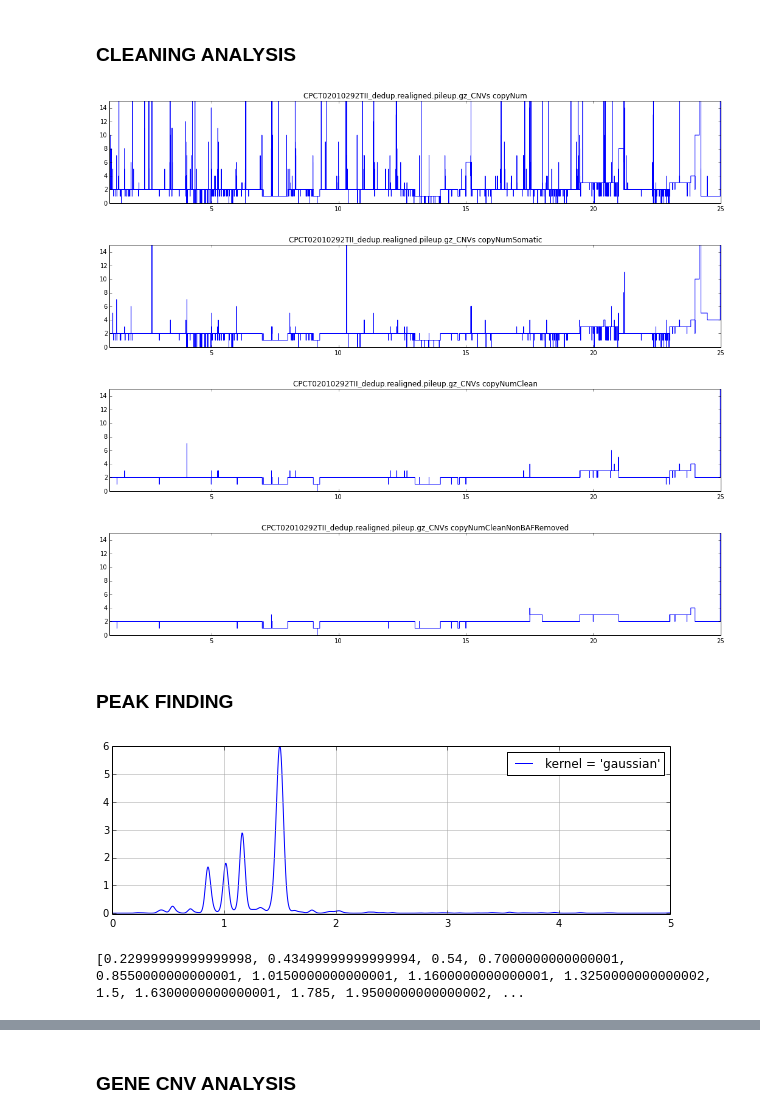
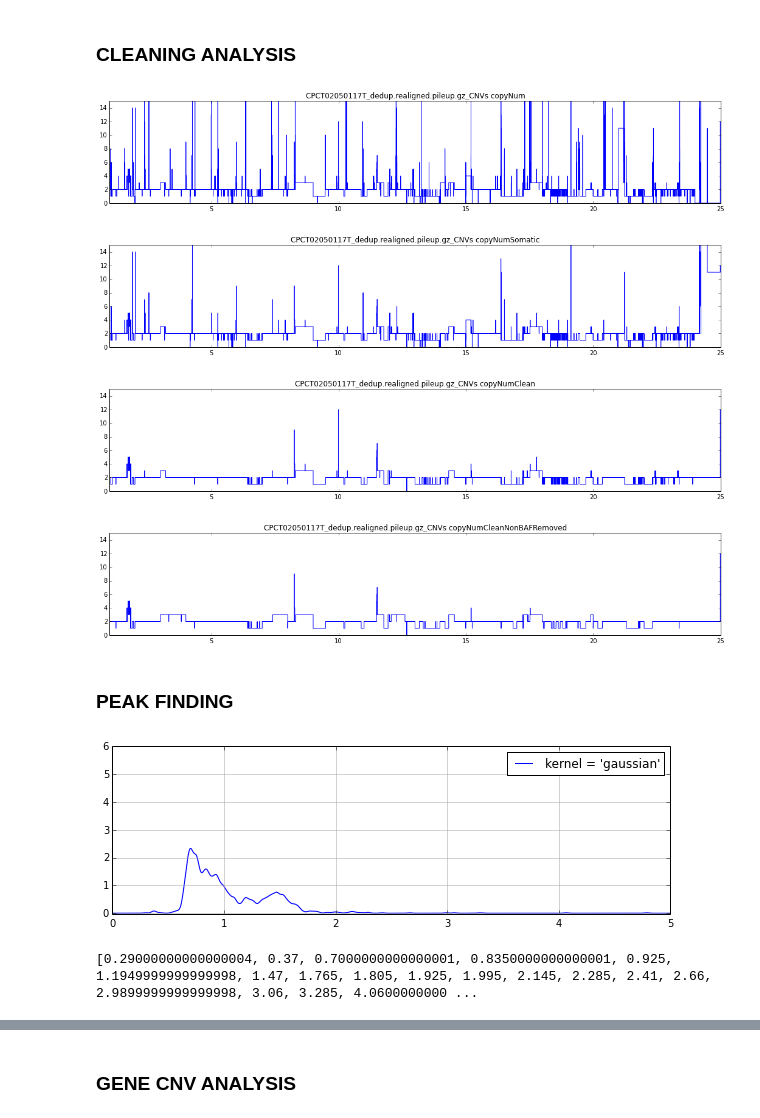
Before and after one commit to hartwigmedical/scripts, a Jupyter notebook: ipython/Copy_number_noise_analysis_and_tumor_purity_algo.ipynb, the cells around one changed output, grey strips where cells are left out. Cells and saved outputs as stored; diff of their text form; code cells hidden in the pictures.

Commit message:
Imprvoements to tumor fitting

```diff
--- a/ipython/Copy_number_noise_analysis_and_tumor_purity_algo.ipynb
+++ b/ipython/Copy_number_noise_analysis_and_tumor_purity_algo.ipynb
@@ -237,7 +237,7 @@ dfPON = loadPON("/Users/peterpriestley/hmf/analyses/PON/779filePON/","PON.tsv")
 # %% [markdown]
 ### ANALYSIS
 # %%
-PATH="/Users/peterpriestley/hmf/analyses/v1.12samples/CPCT02010292/"
+PATH="/Users/peterpriestley/hmf/analyses/v1.12samples/CPCT02050117/"
 tumorCNVFileName=findFiles(PATH,"gz_CNVs")[0]
 normalCNVFileName=findFiles(PATH,"normal_CNVs")[0]
 tumorRatioFileName=findFiles(PATH,"gz_ratio.txt")[0]
@@ -321,24 +319,24 @@ positionChart(dfTumorCNV,tumorCNVFileName,"copyNumSomatic",1,25,15)
 positionChart(dfTumorCNV,tumorCNVFileName,"copyNumClean",1,25,15)
 positionChart(dfTumorCNV,tumorCNVFileName,"copyNumCleanNonBAFRemoved",1,25,15)
 # %% [output]
-[figure, old version]
+[figure, new version]
-[figure, old version]
+[figure, new version]
-[figure, old version]
+[figure, new version]
-[figure, old version]
+[figure, new version]
 # %% [markdown]
 ### PEAK FINDING
 # %%
 #X = dfTumorCNV[dfTumorCNV.nonZeroCount>10].ratioOfRatio.sort_values()[:, np.newaxis]
 X_range = 5
 X_plot = np.linspace(0,X_range,1000)[:, np.newaxis]
-kde = KernelDensity(kernel='gaussian', bandwidth=0.02).fit(dfTumorCNV[(dfTumorCNV.nonZeroCount>10)].tumorRatio.sort_values()[:, np.newaxis])
+kde = KernelDensity(kernel='gaussian', bandwidth=0.02).fit(dfTumorCNV[(dfTumorCNV.nonZeroCount>10)].ratioOfRatio.sort_values()[:, np.newaxis])
 log_dens = kde.score_samples(X_plot)
 pdfChart(log_dens,6)
 cnvPeaks = findPeaks(log_dens,X_range)
 cnvPeaks
 # %% [output]
-[figure, old version]
+[figure, new version]
-[0.22999999999999998, 0.43499999999999994, 0.54, 0.7000000000000001, 0.8550000000000001, 1.0150000000000001, 1.1600000000000001, 1.3250000000000002, 1.5, 1.6300000000000001, 1.785, 1.9500000000000002, ...
+[0.29000000000000004, 0.37, 0.7000000000000001, 0.8350000000000001, 0.925, 1.1949999999999998, 1.47, 1.765, 1.805, 1.925, 1.995, 2.145, 2.285, 2.41, 2.66, 2.9899999999999998, 3.06, 3.285, 4.0600000000 ...
 # %%
 X_range = 1
 X_plot = np.linspace(0,X_range,1000)[:, np.newaxis]
```
Also changed, not shown: parts of 18 cells of this notebook, 2 other files.
